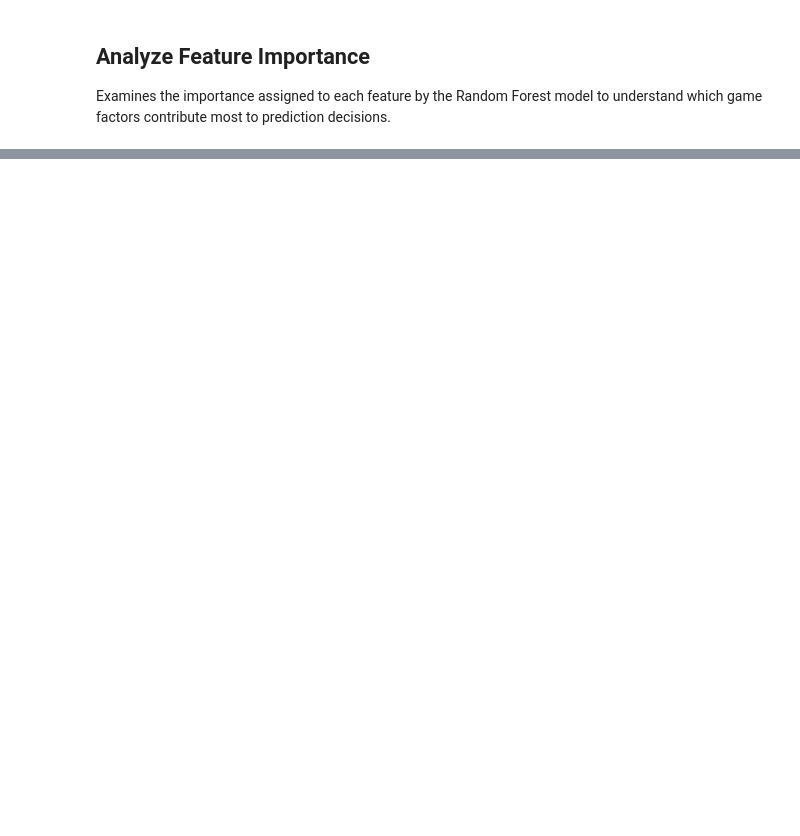
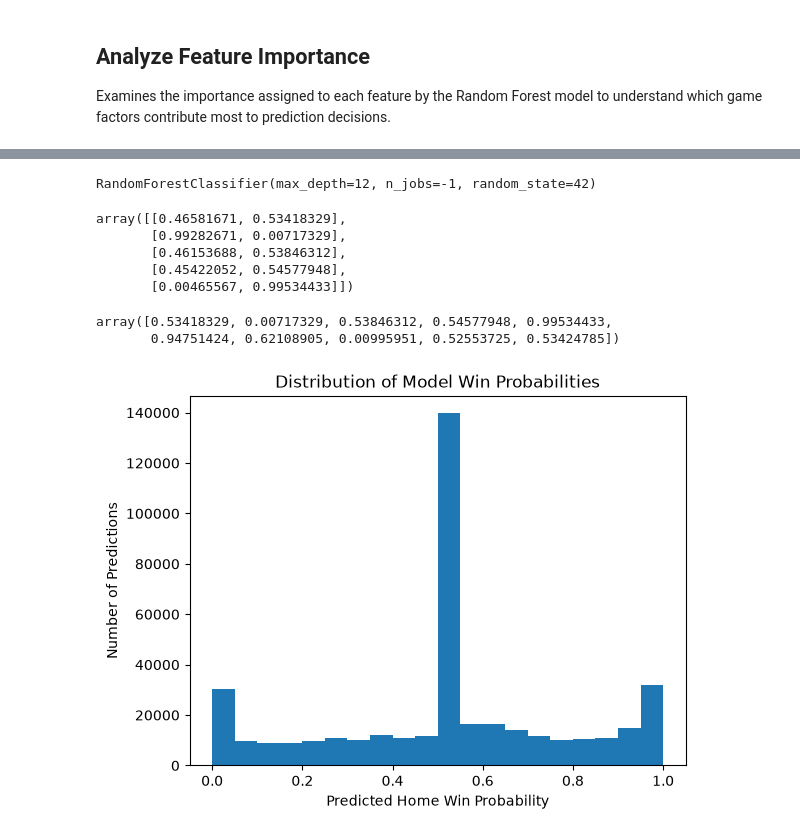
Before and after one commit to monish-3110/NBA-Win-Probability, a Jupyter notebook: notebooks/03_random_forest_model.ipynb, the cells around one changed output, grey strips where cells are left out. Drawn from its saved outputs; the diff is of its cells as text; code cells hidden in the pictures; blank space fills up the shorter version.

Commit message:
random forest finalization

```diff
--- a/notebooks/03_random_forest_model.ipynb
+++ b/notebooks/03_random_forest_model.ipynb
@@ -148,0 +195,12 @@ Experiments with different Random Forest parameters, such as tree count and maxi
+# %%
+from sklearn.model_selection import train_test_split
+
+X_train, X_test, y_train, y_test = train_test_split(
+    X,
+    y,
+    test_size=0.2,
+    random_state=42
+)
+
+print("Training shape:", X_train.shape)
+print("Testing shape:", X_test.shape)
@@ -148,0 +372,45 @@ Experiments with different Random Forest parameters, such as tree count and maxi
+# %%
+from sklearn.ensemble import RandomForestClassifier
+
+rf_model = RandomForestClassifier(
+    n_estimators=100,
+    max_depth=12,
+    random_state=42,
+    n_jobs=-1
+)
+
+rf_model.fit(X_train, y_train)
+# %% [output]
+RandomForestClassifier(max_depth=12, n_jobs=-1, random_state=42)
+# %%
+y_prob = rf_model.predict_proba(X_test)
+
+y_prob[:5]
+# %% [output]
+array([[0.46581671, 0.53418329],
+       [0.99282671, 0.00717329],
+       [0.46153688, 0.53846312],
+       [0.45422052, 0.54577948],
+       [0.00465567, 0.99534433]])
+# %%
+home_win_probability = y_prob[:, 1]
+
+home_win_probability[:10]
+# %% [output]
+array([0.53418329, 0.00717329, 0.53846312, 0.54577948, 0.99534433,
+       0.94751424, 0.62108905, 0.00995951, 0.52553725, 0.53424785])
+# %%
+import matplotlib.pyplot as plt
+
+plt.hist(
+    home_win_probability,
+    bins=20
+)
+
+plt.xlabel("Predicted Home Win Probability")
+plt.ylabel("Number of Predictions")
+plt.title("Distribution of Model Win Probabilities")
+
+plt.show()
+# %% [output]
+[figure, added]
```
Also changed, not shown: parts of 28 cells of this notebook, 3 other files.
